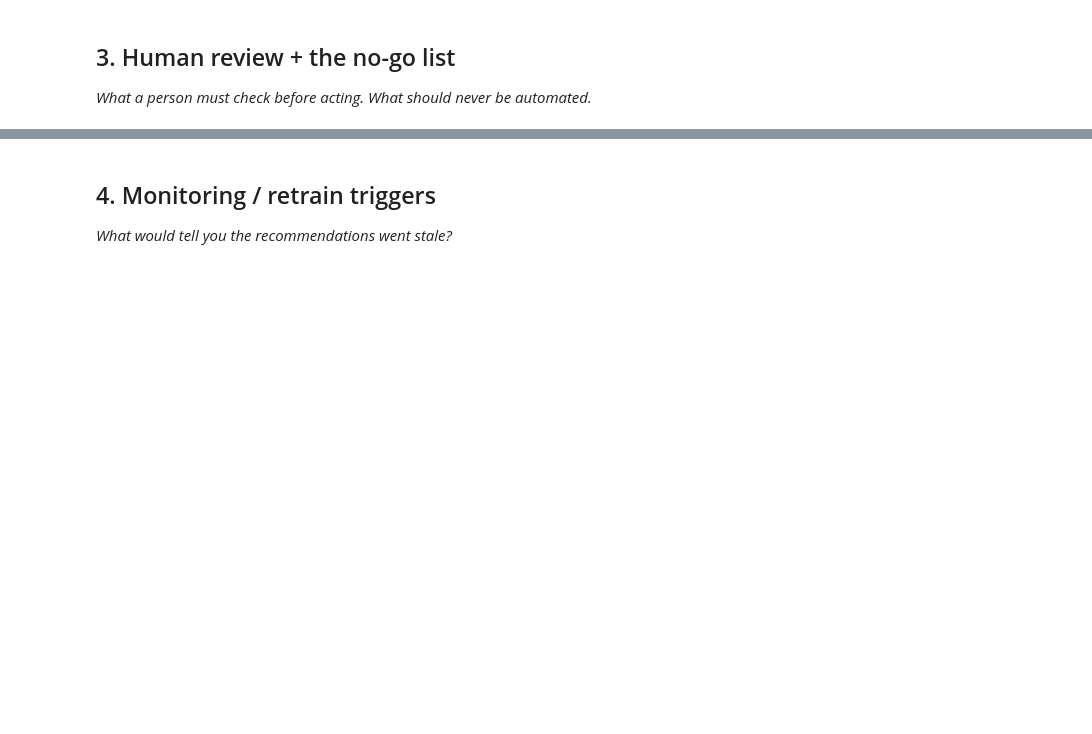
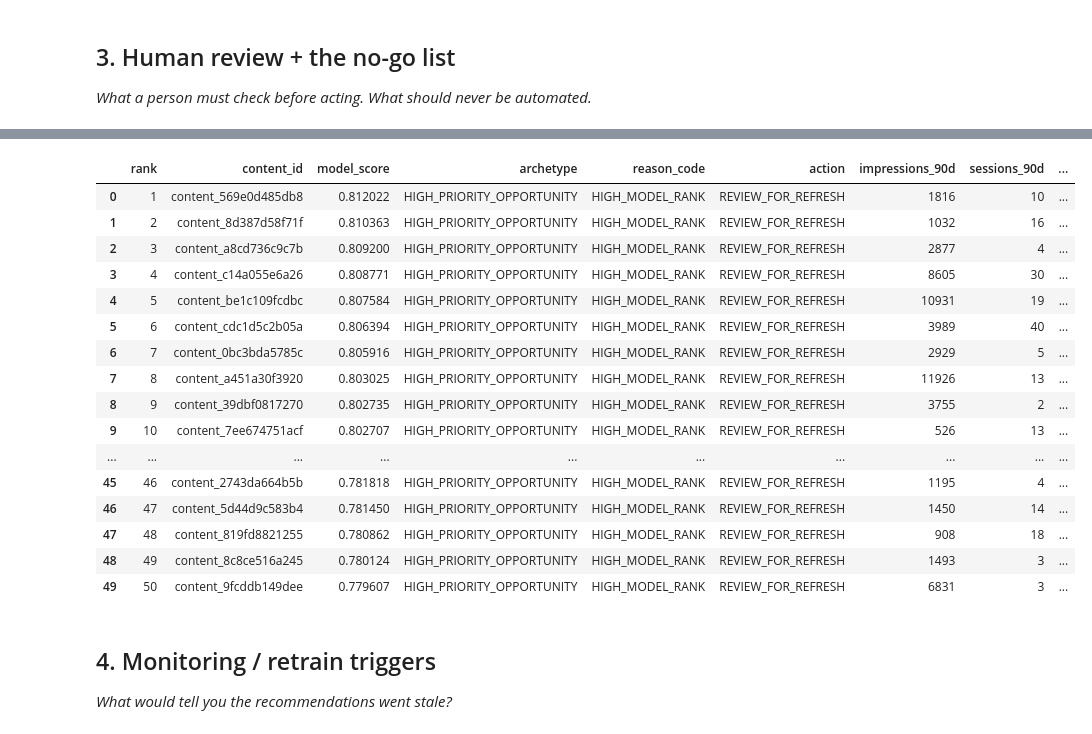
Before and after one commit to Anshikaag-28/Anshika-FlyRank-ML, a Jupyter notebook: work/notebooks/w07_action_playbook.ipynb, the cells around one changed output, grey strips where cells are left out. Saved outputs shown, nothing was run; the diff lists cells and outputs as text; code cells hidden in the pictures; blank space fills up the shorter version.

```diff
--- a/work/notebooks/w07_action_playbook.ipynb
+++ b/work/notebooks/w07_action_playbook.ipynb
@@ -29,0 +336,44 @@ This skeleton is yours to fill. Work the sections **in order** — each one has
+# %%
+# W07 Section 3
+# Human review checklist and automation boundaries
+
+review_queue = action_queue.head(50).copy()
+
+print("HUMAN REVIEW CHECKLIST")
+print("1. Check whether the page has meaningful search exposure.")
+print("2. Check whether the observed decline is large enough to investigate.")
+print("3. Check for seasonality or temporary changes.")
+print("4. Check whether related pages overlap or compete.")
+print("5. Check whether search intent or SERP conditions changed.")
+print("6. Check whether the content is still relevant to the user intent.")
+print("7. Check whether important information is outdated or incomplete.")
+print("8. Decide whether a realistic content improvement is possible.")
+
+print("\nNO-GO LIST")
+print("1. Do not automatically publish rewritten content.")
+print("2. Do not automatically delete or consolidate pages.")
+print("3. Do not automatically change search intent or content strategy.")
+print("4. Do not automatically rewrite titles or content from the score alone.")
+print("5. Do not claim that a refresh will recover traffic.")
+print("6. Do not use the model score as proof of causality.")
+print("7. Do not make business-critical decisions from the score alone.")
+
+print("\nTOP REVIEW QUEUE")
+display(
+    review_queue[
+        [
+            "rank",
+            "content_id",
+            "model_score",
+            "archetype",
+            "reason_code",
+            "action",
+            "impressions_90d",
+            "sessions_90d",
+            "content_age_days",
+            "ctr",
+            "avg_position"
+        ]
+    ]
+)
+# %% [output]
@@ -30,3 +400,20 @@ This skeleton is yours to fill. Work the sections **in order** — each one has
+|  | rank | content_id | model_score | archetype | reason_code | action | impressions_90d | sessions_90d | ... |
+| 0 | 1 | content_569e0d485db8 | 0.812022 | HIGH_PRIORITY_OPPORTUNITY | HIGH_MODEL_RANK | REVIEW_FOR_REFRESH | 1816 | 10 | ... |
+| 1 | 2 | content_8d387d58f71f | 0.810363 | HIGH_PRIORITY_OPPORTUNITY | HIGH_MODEL_RANK | REVIEW_FOR_REFRESH | 1032 | 16 | ... |
+| 2 | 3 | content_a8cd736c9c7b | 0.809200 | HIGH_PRIORITY_OPPORTUNITY | HIGH_MODEL_RANK | REVIEW_FOR_REFRESH | 2877 | 4 | ... |
+| 3 | 4 | content_c14a055e6a26 | 0.808771 | HIGH_PRIORITY_OPPORTUNITY | HIGH_MODEL_RANK | REVIEW_FOR_REFRESH | 8605 | 30 | ... |
+| 4 | 5 | content_be1c109fcdbc | 0.807584 | HIGH_PRIORITY_OPPORTUNITY | HIGH_MODEL_RANK | REVIEW_FOR_REFRESH | 10931 | 19 | ... |
+| 5 | 6 | content_cdc1d5c2b05a | 0.806394 | HIGH_PRIORITY_OPPORTUNITY | HIGH_MODEL_RANK | REVIEW_FOR_REFRESH | 3989 | 40 | ... |
+| 6 | 7 | content_0bc3bda5785c | 0.805916 | HIGH_PRIORITY_OPPORTUNITY | HIGH_MODEL_RANK | REVIEW_FOR_REFRESH | 2929 | 5 | ... |
+| 7 | 8 | content_a451a30f3920 | 0.803025 | HIGH_PRIORITY_OPPORTUNITY | HIGH_MODEL_RANK | REVIEW_FOR_REFRESH | 11926 | 13 | ... |
+| 8 | 9 | content_39dbf0817270 | 0.802735 | HIGH_PRIORITY_OPPORTUNITY | HIGH_MODEL_RANK | REVIEW_FOR_REFRESH | 3755 | 2 | ... |
+| 9 | 10 | content_7ee674751acf | 0.802707 | HIGH_PRIORITY_OPPORTUNITY | HIGH_MODEL_RANK | REVIEW_FOR_REFRESH | 526 | 13 | ... |
+| ... | ... | ... | ... | ... | ... | ... | ... | ... | ... |
+| 45 | 46 | content_2743da664b5b | 0.781818 | HIGH_PRIORITY_OPPORTUNITY | HIGH_MODEL_RANK | REVIEW_FOR_REFRESH | 1195 | 4 | ... |
+| 46 | 47 | content_5d44d9c583b4 | 0.781450 | HIGH_PRIORITY_OPPORTUNITY | HIGH_MODEL_RANK | REVIEW_FOR_REFRESH | 1450 | 14 | ... |
+| 47 | 48 | content_819fd8821255 | 0.780862 | HIGH_PRIORITY_OPPORTUNITY | HIGH_MODEL_RANK | REVIEW_FOR_REFRESH | 908 | 18 | ... |
+| 48 | 49 | content_8c8ce516a245 | 0.780124 | HIGH_PRIORITY_OPPORTUNITY | HIGH_MODEL_RANK | REVIEW_FOR_REFRESH | 1493 | 3 | ... |
+| 49 | 50 | content_9fcddb149dee | 0.779607 | HIGH_PRIORITY_OPPORTUNITY | HIGH_MODEL_RANK | REVIEW_FOR_REFRESH | 6831 | 3 | ... |
 # %% [markdown]
 ## 4. Monitoring / retrain triggers
 
```
Also changed, not shown: parts of 13 cells of this notebook.
